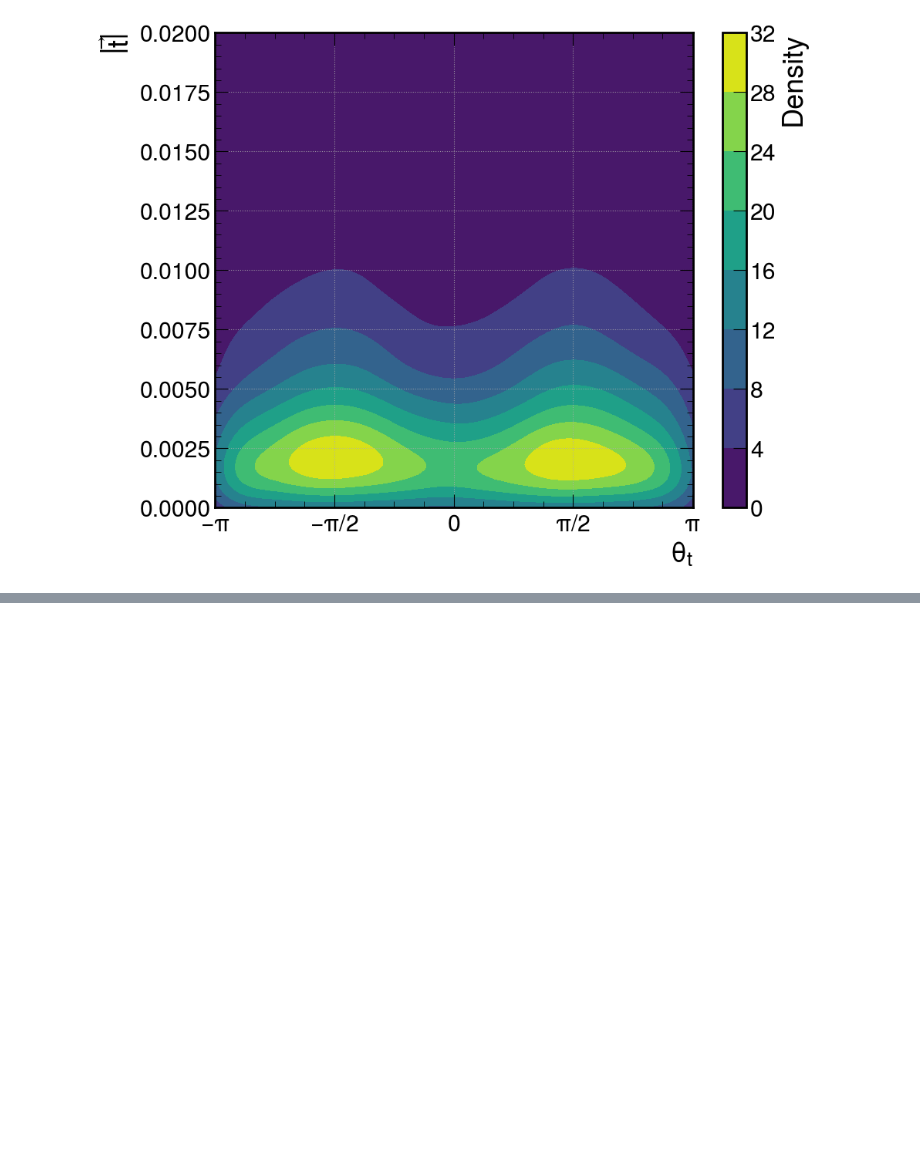
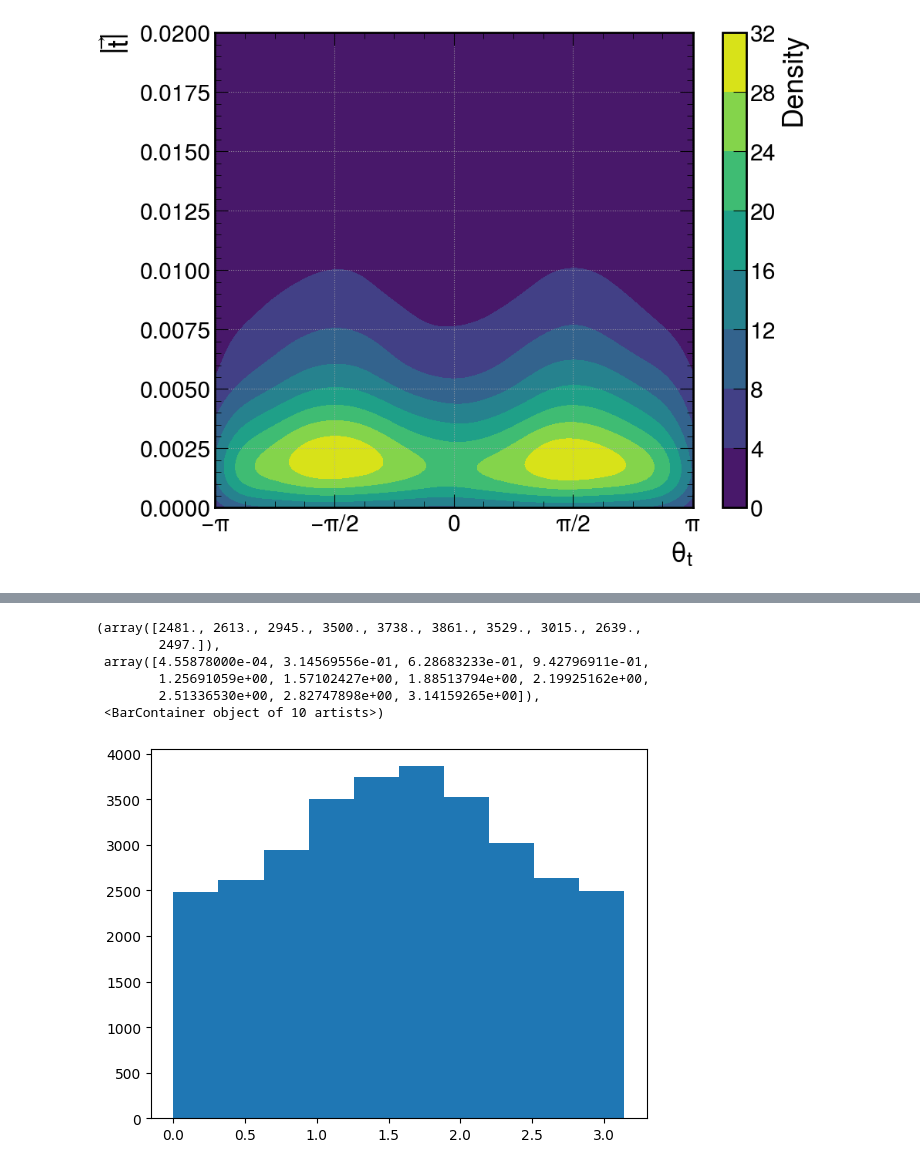
Before and after one commit to els285/SummerProjects24, a Jupyter notebook: Callum/ColorFlow_ttbar/ethan_attempt_at_jetpull.ipynb, the cells around one changed output, grey strips where cells are left out. Cells and saved outputs as stored; diff of their text form; code cells hidden in the pictures; blank space fills up the shorter version.

```diff
--- a/Callum/ColorFlow_ttbar/ethan_attempt_at_jetpull.ipynb
+++ b/Callum/ColorFlow_ttbar/ethan_attempt_at_jetpull.ipynb
@@ -113,0 +134,10 @@ Text(1, 0, '$\\theta_P$')
+# %%
+plt.hist(np.arccos((out1.x*xaxis.x + out1.y*xaxis.y)/mag(out1)))
+# %% [output]
+(array([2481., 2613., 2945., 3500., 3738., 3861., 3529., 3015., 2639.,
+        2497.]),
+ array([4.55878000e-04, 3.14569556e-01, 6.28683233e-01, 9.42796911e-01,
+        1.25691059e+00, 1.57102427e+00, 1.88513794e+00, 2.19925162e+00,
+        2.51336530e+00, 2.82747898e+00, 3.14159265e+00]),
+ <BarContainer object of 10 artists>)
+[figure, added]
```
Also changed, not shown: parts of 13 cells of this notebook.
